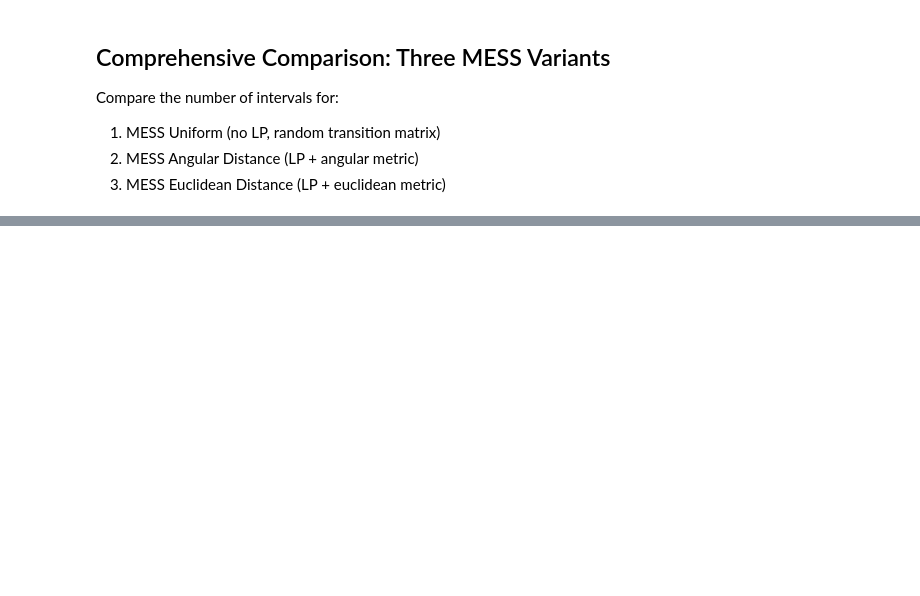
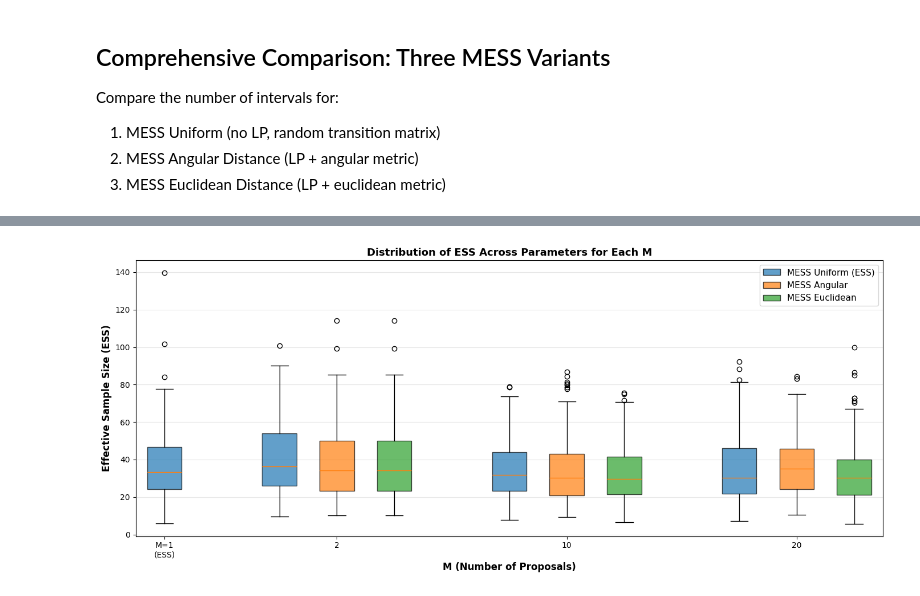
Before and after one commit to guillerminasenn/mess-internal, a Jupyter notebook: notebooks/06_mess_uniform_varying_m.ipynb, the cells around one changed output, grey strips where cells are left out. Cells and saved outputs as stored; diff of their text form; code cells hidden in the pictures; blank space fills up the shorter version.

```diff
--- a/notebooks/06_mess_uniform_varying_m.ipynb
+++ b/notebooks/06_mess_uniform_varying_m.ipynb
@@ -686,0 +931,93 @@ M        Method             Mean         Median       Std Dev      Min
+# %%
+# Prepare boxplot data for ESS comparison
+# Include all M values, but M=1 will only have uniform
+uniform_ess_box = []
+angular_ess_box = []
+euclidean_ess_box = []
+M_box_compare = []  # Track which M values we have data for
+
+for M in M_compare:
+    # Uniform (available for all M)
+    chain_uniform = results['chains'][M][burn_in:, :]
+    ess_uniform = estimate_effective_sample_size(chain_uniform)
+    uniform_ess_box.append(ess_uniform)
+
+    # Angular (only for M > 1)
+    if M > 1:
+        chain_angular = results_angular['chains'][M][burn_in+1:, :]
+        ess_angular = estimate_effective_sample_size(chain_angular)
+        angular_ess_box.append(ess_angular)
+
+        # Euclidean (only for M > 1)
+        chain_euclidean = results_euclidean['chains'][M][burn_in+1:, :]
+        ess_euclidean = estimate_effective_sample_size(chain_euclidean)
+        euclidean_ess_box.append(ess_euclidean)
+
+    M_box_compare.append(M)
+
+# Create figure with boxplots
+fig, ax = plt.subplots(figsize=(14, 6))
+
+# Positions for the boxplots
+# For M=1: only uniform at position 0
+# For M>1: uniform, angular, euclidean at positions 1, 2, 3 (and repeat pattern)
+positions_uniform = []
+positions_angular = []
+positions_euclidean = []
+
+pos_counter = 0
+for i, M in enumerate(M_box_compare):
+    positions_uniform.append(pos_counter)
+    pos_counter += 1
+
+    if M > 1:
+        positions_angular.append(pos_counter)
+        pos_counter += 1
+        positions_euclidean.append(pos_counter)
+        pos_counter += 1
+
+    pos_counter += 1  # Add gap between M values
+
+# Create boxplots
+bp1 = ax.boxplot(uniform_ess_box, positions=positions_uniform, widths=0.6,
+                  patch_artist=True, label='MESS Uniform (ESS)')
+bp2 = ax.boxplot(angular_ess_box, positions=positions_angular, widths=0.6,
+                  patch_artist=True, label='MESS Angular')
+bp3 = ax.boxplot(euclidean_ess_box, positions=positions_euclidean, widths=0.6,
+                  patch_artist=True, label='MESS Euclidean')
+
+# Color the boxes
+for patch in bp1['boxes']:
+    patch.set_facecolor('#1f77b4')
+    patch.set_alpha(0.7)
+for patch in bp2['boxes']:
+    patch.set_facecolor('#ff7f0e')
+    patch.set_alpha(0.7)
+for patch in bp3['boxes']:
+    patch.set_facecolor('#2ca02c')
+    patch.set_alpha(0.7)
+
+# Set x-axis labels
+x_ticks = []
+x_labels = []
+for i, M in enumerate(M_box_compare):
+    if M == 1:
+        x_ticks.append(positions_uniform[i])
+        x_labels.append(f"M={int(M)}\n(ESS)")
+    else:
+        # Get average position for the three methods
+        avg_pos = (positions_uniform[i] + positions_angular[len(positions_angular)-len(M_box_compare)+i] + positions_euclidean[len(positions_euclidean)-len(M_box_compare)+i]) / 3
+        x_ticks.append(avg_pos)
+        x_labels.append(str(int(M)))
+
+ax.set_xticks(x_ticks)
+ax.set_xticklabels(x_labels)
+ax.set_xlabel('M (Number of Proposals)', fontsize=12, fontweight='bold')
+ax.set_ylabel('Effective Sample Size (ESS)', fontsize=12, fontweight='bold')
+ax.set_title('Distribution of ESS Across Parameters for Each M', fontsize=13, fontweight='bold')
+ax.legend(fontsize=11, loc='best')
+ax.grid(True, alpha=0.3, axis='y')
+
+plt.tight_layout()
+plt.show()
+# %% [output]
@@ -686,0 +1034 @@ M        Method             Mean         Median       Std Dev      Min
+[figure, added]
```
Also changed, not shown: parts of 25 cells of this notebook, 10 other files.
